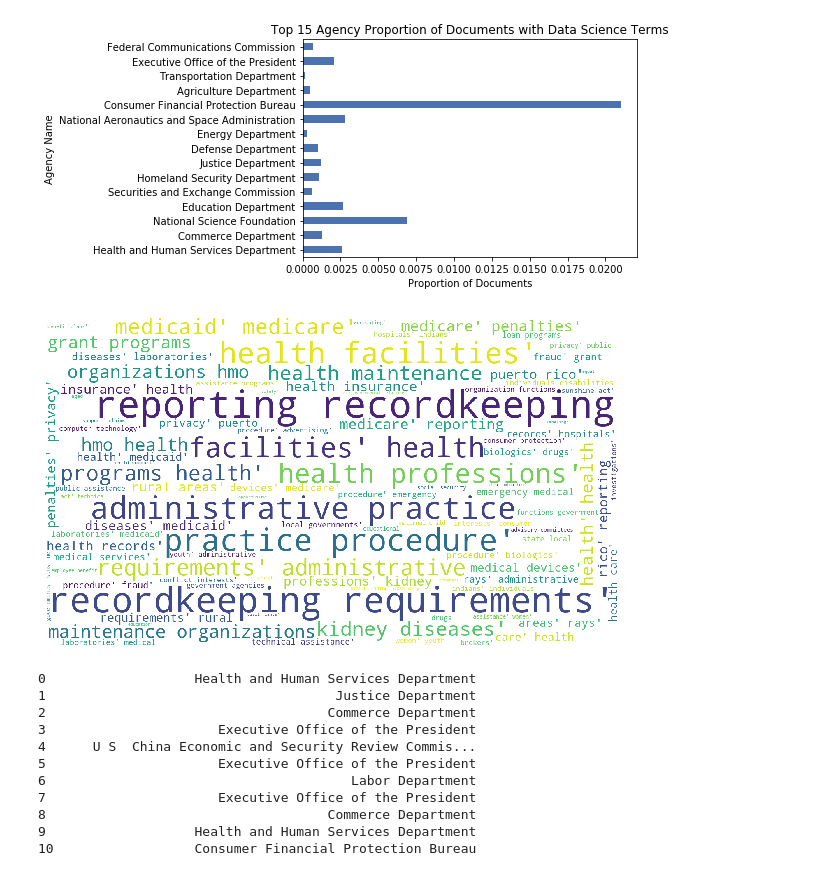
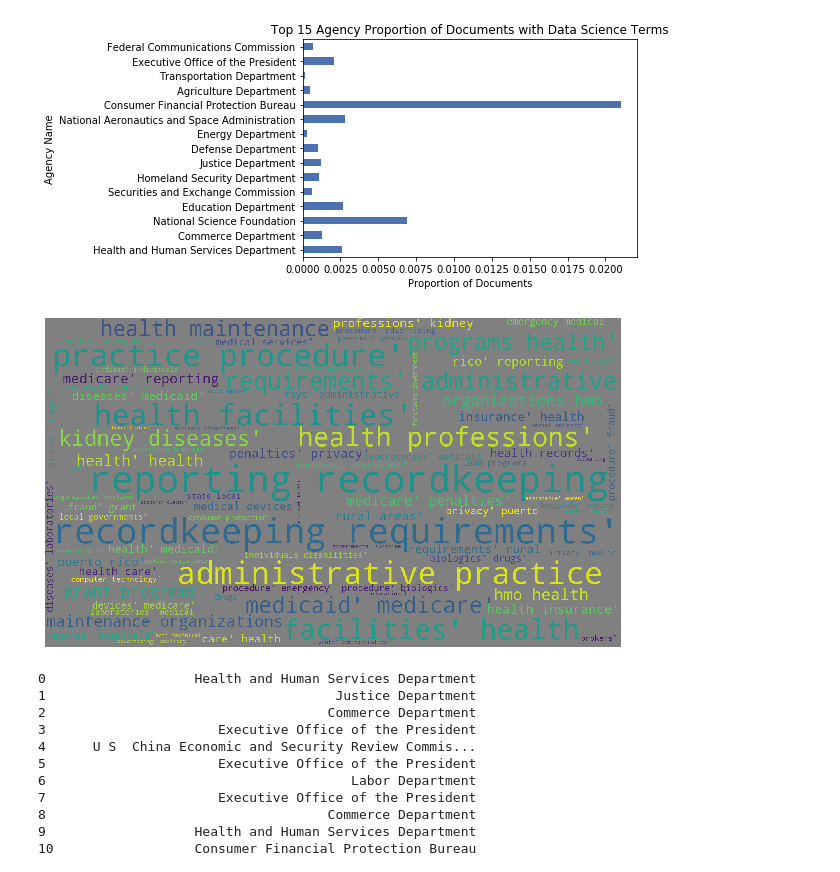
Before and after one commit to JDNantais/FederalRegister_API, a Jupyter notebook: DATA 601 - Federal Register API v2.ipynb, the cells around one changed output. Saved outputs shown, nothing was run; the diff lists cells and outputs as text; code cells hidden in the pictures.

```diff
--- a/DATA 601 - Federal Register API v2.ipynb
+++ b/DATA 601 - Federal Register API v2.ipynb
@@ -433,35 +433,35 @@ stopwords = set(STOPWORDS)
 for val in HHS_df['topics']:
 
     # typecaste each val to string
     val = str(val)
 
     # split the value
     tokens = val.split()
 
     # Converts each token into lowercase
     for i in range(len(tokens)):
         tokens[i] = tokens[i].lower()
 
     for words in tokens:
         comment_words = comment_words + words + ' '
 
 
 wordcloud = WordCloud(width = 1400, height = 800,
-                background_color ='white',
+                background_color ='gray',
                 stopwords = stopwords,
                 min_font_size = 10).generate(comment_words)
 
 # plot the WordCloud image
 plt.figure(figsize = (8, 8), facecolor = None)
 plt.imshow(wordcloud)
 plt.axis("off")
 plt.tight_layout(pad = 0)
 
 plt.savefig('HHS_topics_wordcloud.png', bbox_inches = "tight")
 
 plt.show()
 # %% [output]
-[figure, old version]
+[figure, new version]
 # %%
 master_df['agency_main']
 # %% [output]
```
Also changed, not shown: parts of 16 cells of this notebook, 5 other files.
